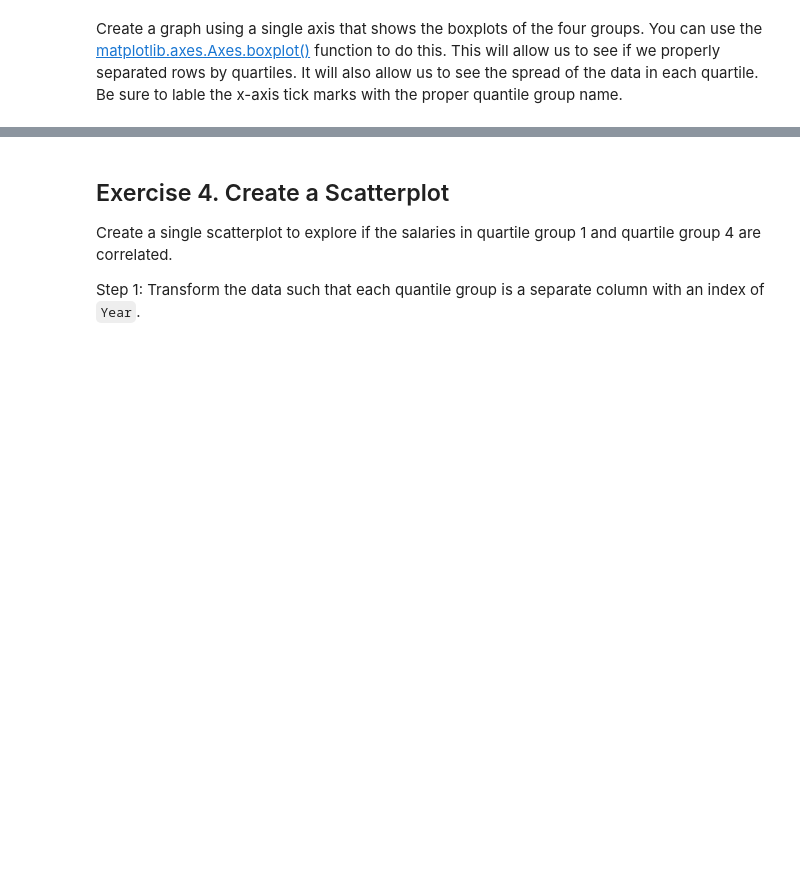
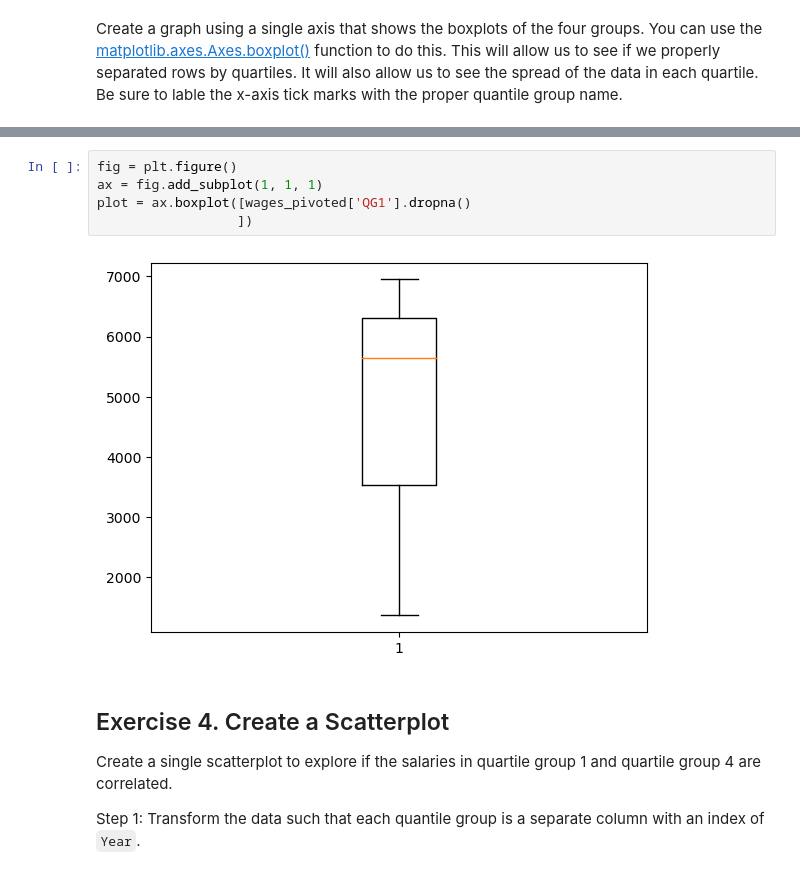
Before and after one commit to Acorntree616/Data-Analytics-With-Python, a Jupyter notebook: Module2-Data_Analytics/D08-Matplotlib.ipynb, the cells around one changed output, grey strips where cells are left out. Drawn from its saved outputs; the diff is of its cells as text; blank space fills up the shorter version.

```diff
--- a/Module2-Data_Analytics/D08-Matplotlib.ipynb
+++ b/Module2-Data_Analytics/D08-Matplotlib.ipynb
@@ -152,3 +157,10 @@ Create a graph using a single axis that shows the boxplots of the four groups. Y
+# %%
+fig = plt.figure()
+ax = fig.add_subplot(1, 1, 1)
+plot = ax.boxplot([wages_pivoted['QG1'].dropna()
+                  ])
+# %% [output]
+[figure, added]
 # %% [markdown]
 ## Exercise 4. Create a Scatterplot
 
```
Also changed, not shown: parts of 11 cells of this notebook.
